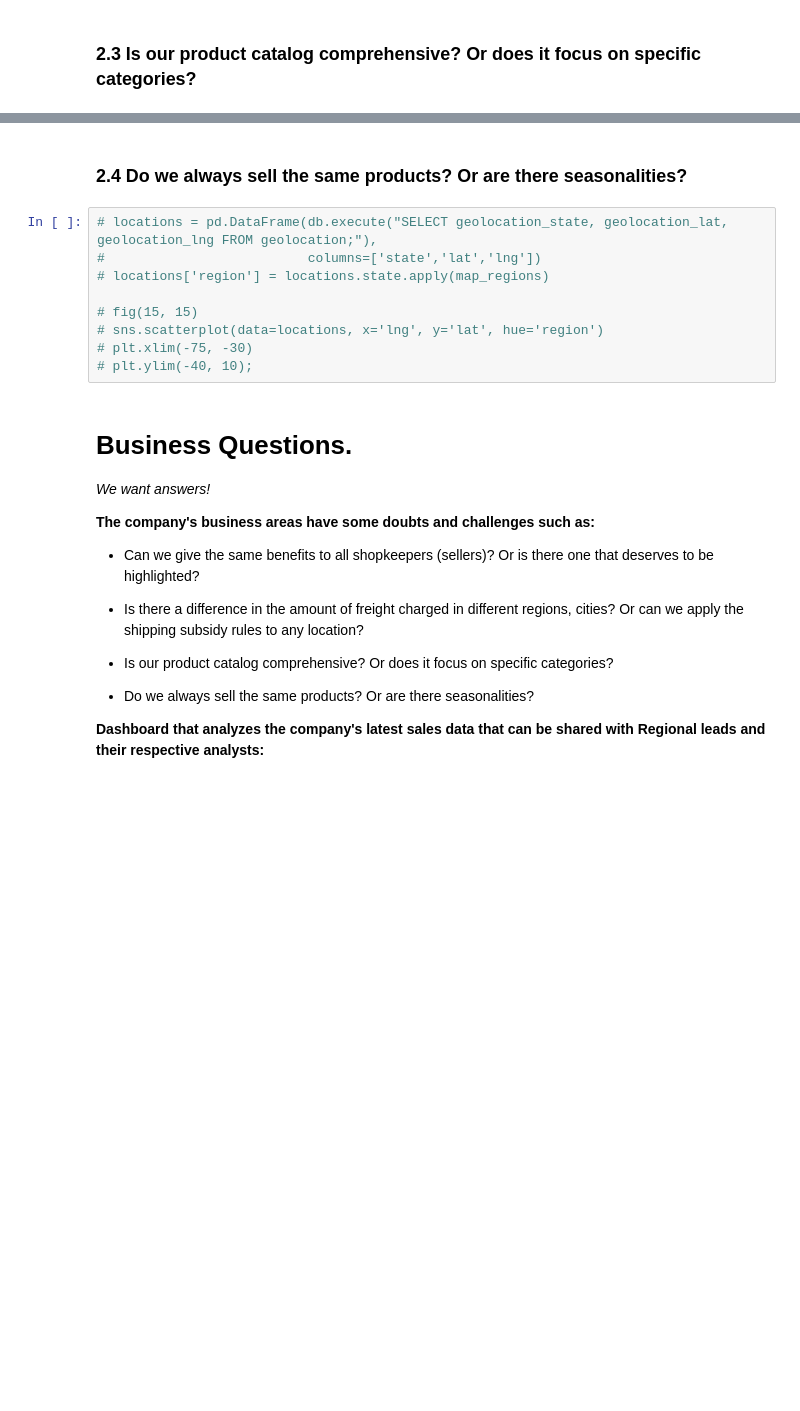
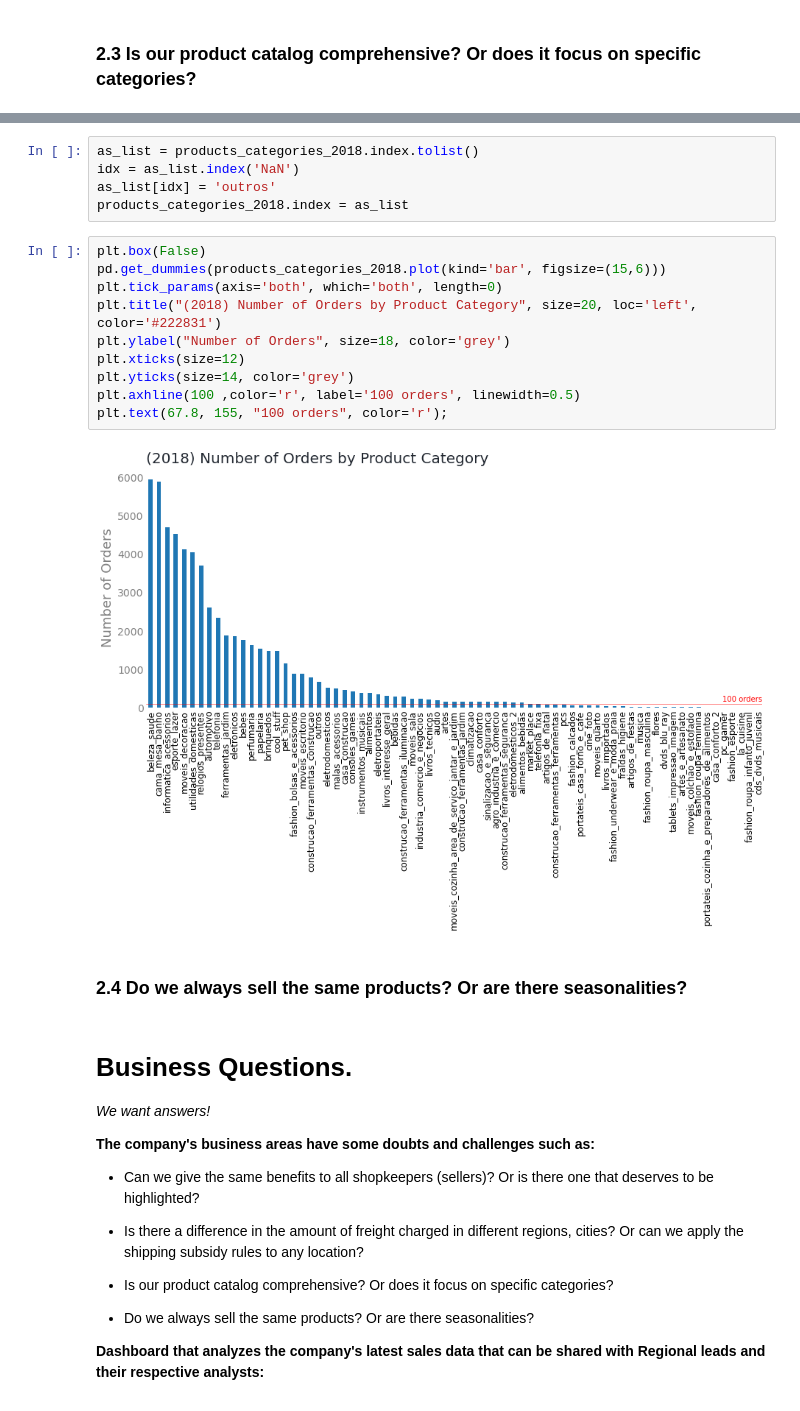
Before and after one commit to pauloreis-ds/olist, a Jupyter notebook: business_questions_insights/notebooks/1.0-pr-data-analysis-postgresql.ipynb, the cells around one changed output, grey strips where cells are left out. Saved outputs shown, nothing was run; the diff lists cells and outputs as text; blank space fills up the shorter version.

```diff
--- a/business_questions_insights/notebooks/1.0-pr-data-analysis-postgresql.ipynb
+++ b/business_questions_insights/notebooks/1.0-pr-data-analysis-postgresql.ipynb
@@ -724,14 +752,22 @@ plt.yticks(size=14, color='grey');
+# %%
+as_list = products_categories_2018.index.tolist()
+idx = as_list.index('NaN')
+as_list[idx] = 'outros'
+products_categories_2018.index = as_list
+# %%
+plt.box(False)
+pd.get_dummies(products_categories_2018.plot(kind='bar', figsize=(15,6)))
+plt.tick_params(axis='both', which='both', length=0)
+plt.title("(2018) Number of Orders by Product Category", size=20, loc='left', color='#222831')
+plt.ylabel("Number of Orders", size=18, color='grey')
+plt.xticks(size=12)
+plt.yticks(size=14, color='grey')
+plt.axhline(100 ,color='r', label='100 orders', linewidth=0.5)
+plt.text(67.8, 155, "100 orders", color='r');
+# %% [output]
+[figure, added]
 # %% [markdown]
 ### 2.4 Do we always sell the same products? Or are there seasonalities?
-# %%
-# locations = pd.DataFrame(db.execute("SELECT geolocation_state, geolocation_lat, geolocation_lng FROM geolocation;"),
-#                          columns=['state','lat','lng'])
-# locations['region'] = locations.state.apply(map_regions)
-
-# fig(15, 15)
-# sns.scatterplot(data=locations, x='lng', y='lat', hue='region')
-# plt.xlim(-75, -30)
-# plt.ylim(-40, 10);
 # %% [markdown]
 
 # Business Questions.
```
Also changed, not shown: parts of 4 cells of this notebook, 2 other files.
